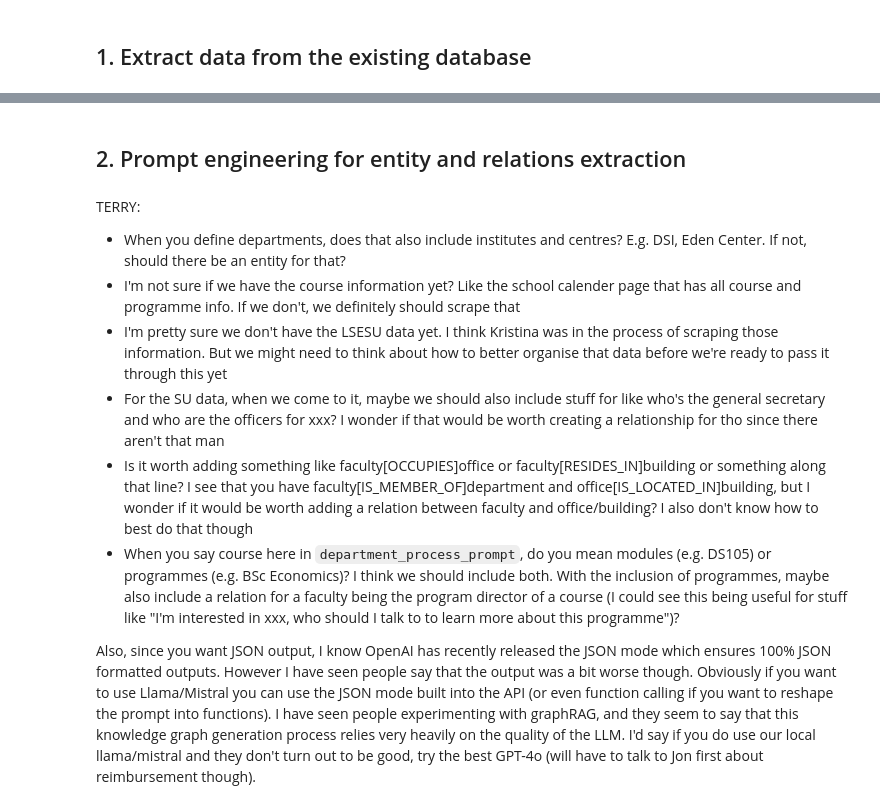
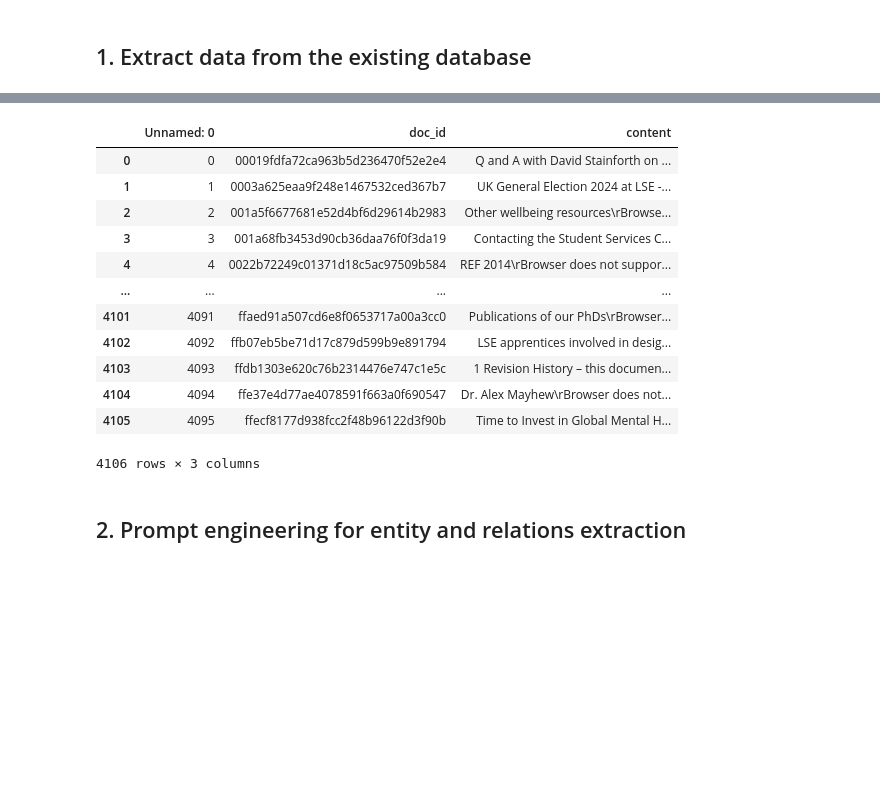
Before and after one commit to LSE-DSI/chat-lse, a Jupyter notebook: notebooks/experiments/NB10 - Ingesting data into graph database-1.ipynb, the cells around one changed output, grey strips where cells are left out. Drawn from its saved outputs; the diff is of its cells as text; code cells hidden in the pictures; blank space fills up the shorter version.

```diff
--- a/notebooks/experiments/NB10 - Ingesting data into graph database-1.ipynb
+++ b/notebooks/experiments/NB10 - Ingesting data into graph database-1.ipynb
@@ -154,15 +128,22 @@ final_df.to_csv("final_df_2.csv")
+# %%
+df = pd.read_csv("files/final_df_2.csv")
+df
+# %% [output]
+|  | Unnamed: 0 | doc_id | content |
+| 0 | 0 | 00019fdfa72ca963b5d236470f52e2e4 | Q and A with David Stainforth on ... |
+| 1 | 1 | 0003a625eaa9f248e1467532ced367b7 | UK General Election 2024 at LSE -... |
+| 2 | 2 | 001a5f6677681e52d4bf6d29614b2983 | Other wellbeing resources\rBrowse... |
+| 3 | 3 | 001a68fb3453d90cb36daa76f0f3da19 | Contacting the Student Services C... |
+| 4 | 4 | 0022b72249c01371d18c5ac97509b584 | REF 2014\rBrowser does not suppor... |
+| ... | ... | ... | ... |
+| 4101 | 4091 | ffaed91a507cd6e8f0653717a00a3cc0 | Publications of our PhDs\rBrowser... |
+| 4102 | 4092 | ffb07eb5be71d17c879d599b9e891794 | LSE apprentices involved in desig... |
+| 4103 | 4093 | ffdb1303e620c76b2314476e747c1e5c | 1 Revision History – this documen... |
+| 4104 | 4094 | ffe37e4d77ae4078591f663a0f690547 | Dr. Alex Mayhew\rBrowser does not... |
+| 4105 | 4095 | ffecf8177d938fcc2f48b96122d3f90b | Time to Invest in Global Mental H... |
+4106 rows × 3 columns
 # %% [markdown]
 ## 2. Prompt engineering for entity and relations extraction
-# %% [markdown]
-TERRY:
-- When you define departments, does that also include institutes and centres? E.g. DSI, Eden Center. If not, should there be an entity for that?
-- I'm not sure if we have the course information yet? Like the school calender page that has all course and programme info. If we don't, we definitely should scrape that
-- I'm pretty sure we don't have the LSESU data yet. I think Kristina was in the process of scraping those information. But we might need to think about how to better organise that data before we're ready to pass it through this yet
-- For the SU data, when we come to it, maybe we should also include stuff for like who's the general secretary and who are the officers for xxx? I wonder if that would be worth creating a relationship for tho since there aren't that man
-- Is it worth adding something like faculty[OCCUPIES]office or faculty[RESIDES_IN]building or something along that line? I see that you have faculty[IS_MEMBER_OF]department and office[IS_LOCATED_IN]building, but I wonder if it would be worth adding a relation between faculty and office/building? I also don't know how to best do that though
-- When you say course here in `department_process_prompt`, do you mean modules (e.g. DS105) or programmes (e.g. BSc Economics)? I think we should include both. With the inclusion of programmes, maybe also include a relation for a faculty being the program director of a course (I could see this being useful for stuff like "I'm interested in xxx, who should I talk to to learn more about this programme")?
-
-Also, since you want JSON output, I know OpenAI has recently released the JSON mode which ensures 100% JSON formatted outputs. However I have seen people say that the output was a bit worse though. Obviously if you want to use Llama/Mistral you can use the JSON mode built into the API (or even function calling if you want to reshape the prompt into functions). I have seen people experimenting with graphRAG, and they seem to say that this knowledge graph generation process relies very heavily on the quality of the LLM. I'd say if you do use our local llama/mistral and they don't turn out to be good, try the best GPT-4o (will have to talk to Jon first about reimbursement though).
 # %%
 #department_process_prompt is to handle academics-related entities and relationships
 
```
Also changed, not shown: parts of 27 cells of this notebook.
